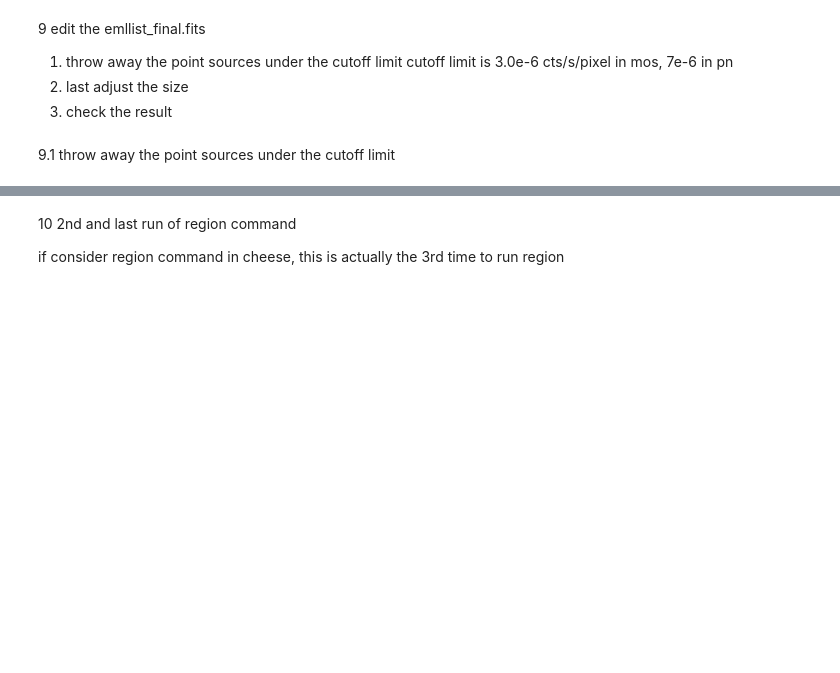
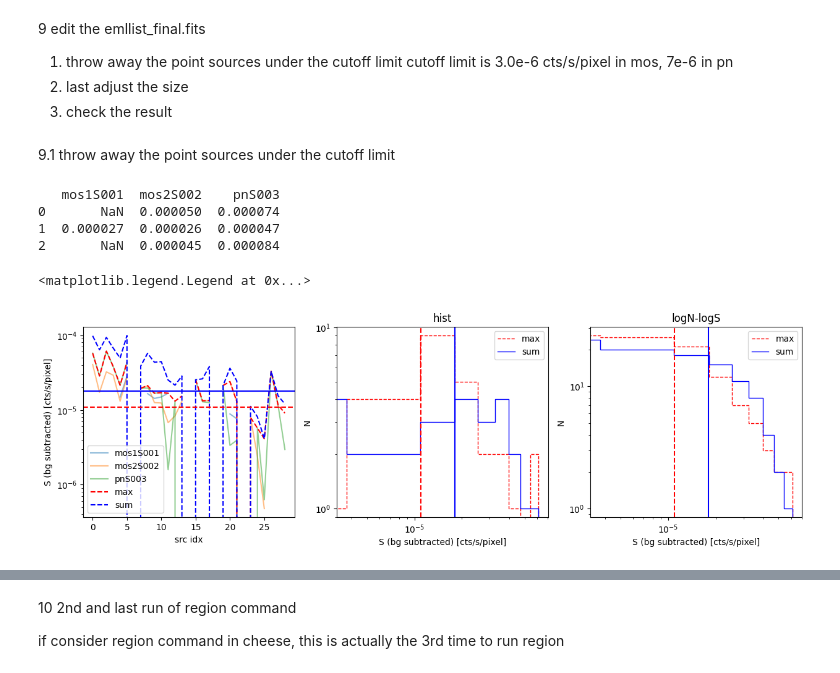
Before and after one commit to yanlingchen1/XGAP-ABUN, a Jupyter notebook: codes/ESAS/pointsources-pipeline.ipynb, the cells around one changed output, grey strips where cells are left out. Drawn from its saved outputs; the diff is of its cells as text; code cells hidden in the pictures; blank space fills up the shorter version.

Commit message:
change max and sum to nanmax nansum in step9 of pointsource pipeline

```diff
--- a/codes/ESAS/pointsources-pipeline.ipynb
+++ b/codes/ESAS/pointsources-pipeline.ipynb
@@ -610,4 +610,67 @@ cutoff limit is 3.0e-6 cts/s/pixel in mos, 7e-6 in pn
 3) check the result
 # %% [markdown]
 9.1 throw away the point sources under the cutoff limit
+# %%
+df = pd.DataFrame(totctr_dict)
+df['pnS003'] = df['pnS003']/13.55 * 4.907
+df1 = pd.DataFrame(srcctr_dict)
+df1['pnS003'] = df1['pnS003']/13.55 * 4.907
+
+fig, axs = plt.subplots(1, 3, figsize=(15, 4))
+
+for name in ['mos1S001', 'mos2S002', 'pnS003']: #
+    if 'pn' in name:
+        axs[0].plot(np.arange(len(totctr_dict[name])), totctr_dict[name]/13.55 * 4.907, alpha = 0.5, label = name)
+    else:
+        axs[0].plot(np.arange(len(totctr_dict[name])), totctr_dict[name], alpha = 0.5, label = name)
+
+
+v = np.nanmax(df, axis=1)
+v1 = np.nansum(df[df>1e-6], axis=1)
+axs[0].plot(np.arange(len(totctr_dict[name])), v, 'r--', label = 'max')
+axs[0].plot(np.arange(len(totctr_dict[name])), v1, 'b--', label = 'sum')
+
+axs[0].legend()
+
+
+print(df1.iloc[0:3])
+hist, bin = np.histogram(v, bins = np.linspace(np.nanmin(v), np.nanmax(v), 10))
+axs[1].stairs(hist, bin, label = 'max', color ='r', linestyle = '--')
+axs[2].stairs(np.cumsum(hist[::-1])[::-1], bin, label = 'max', color ='r', linestyle = '--')
+hist, bin = np.histogram(v1, bins = np.linspace(np.nanmin(v), np.nanmax(v), 10))
+axs[1].stairs(hist, bin, label = 'sum', color = 'b')
+axs[2].stairs(np.cumsum(hist[::-1])[::-1], bin, label = 'sum', color ='b')
+
+axs[1].legend()
+axs[1].set_yscale('log')
+axs[1].axvline(1.1e-5, c = 'r', linestyle = 'dashed')
+axs[0].axhline(1.1e-5, c = 'r', linestyle = 'dashed')
+axs[2].axvline(1.1e-5, c = 'r', linestyle = 'dashed')
+# axs[1].axvline(1.8e-5, c = 'magenta', linestyle = 'dashed')
+# axs[0].axhline(1.8e-5, c = 'magenta', linestyle = 'dashed')
+axs[1].axvline(1.8e-5, c = 'b')
+axs[0].axhline(1.8e-5, c = 'b')
+axs[2].axvline(1.8e-5, c = 'b')
+
+axs[1].set_title('hist')
+axs[1].set_xscale('log')
+axs[1].set_ylabel('N')
+axs[1].set_xlabel('S (bg subtracted) [cts/s/pixel]')
+axs[0].set_yscale('log')
+axs[0].set_xlabel('src idx')
+axs[0].set_ylabel('S (bg subtracted) [cts/s/pixel]')
+
+axs[2].set_title('logN-logS')
+axs[2].set_xscale('log')
+axs[2].set_yscale('log')
+axs[2].set_ylabel('N')
+axs[2].set_xlabel('S (bg subtracted) [cts/s/pixel]')
+axs[2].legend()
+# %% [output]
+   mos1S001  mos2S002    pnS003
+0       NaN  0.000050  0.000074
+1  0.000027  0.000026  0.000047
+2       NaN  0.000045  0.000084
+<matplotlib.legend.Legend at 0x...>
+[figure, added]
 # %%
```
Also changed, not shown: parts of 3 cells of this notebook.
